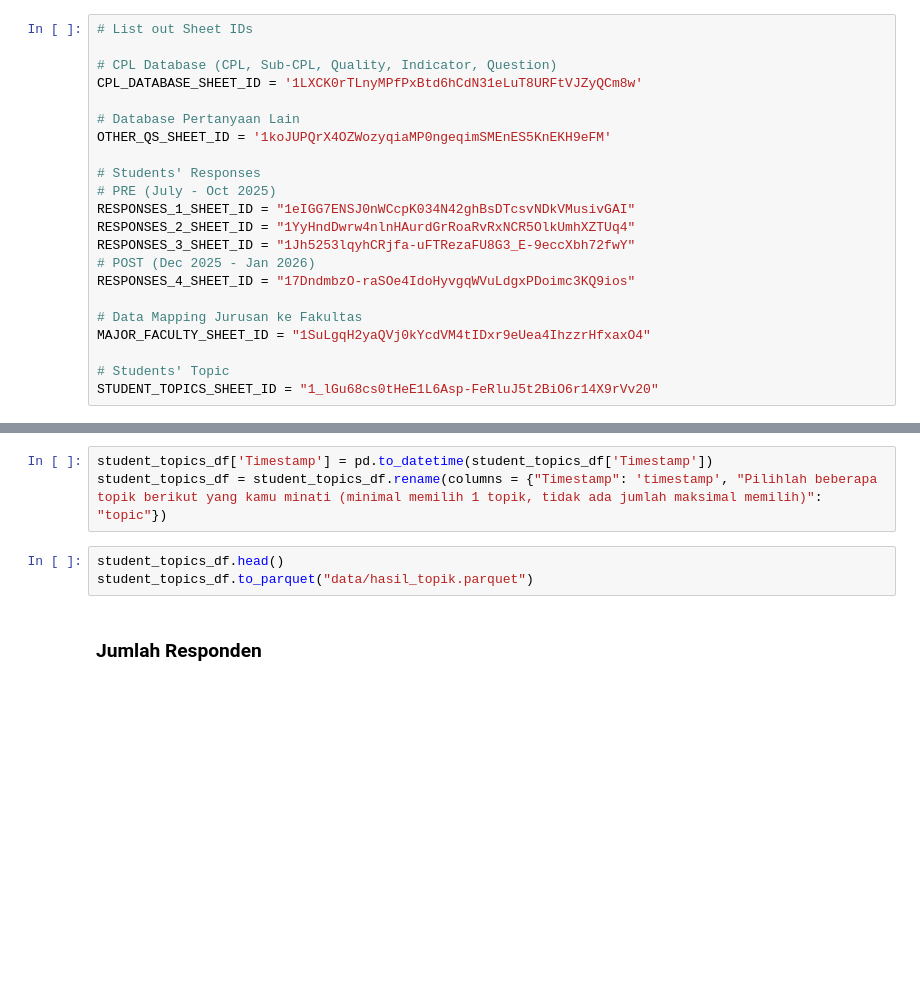
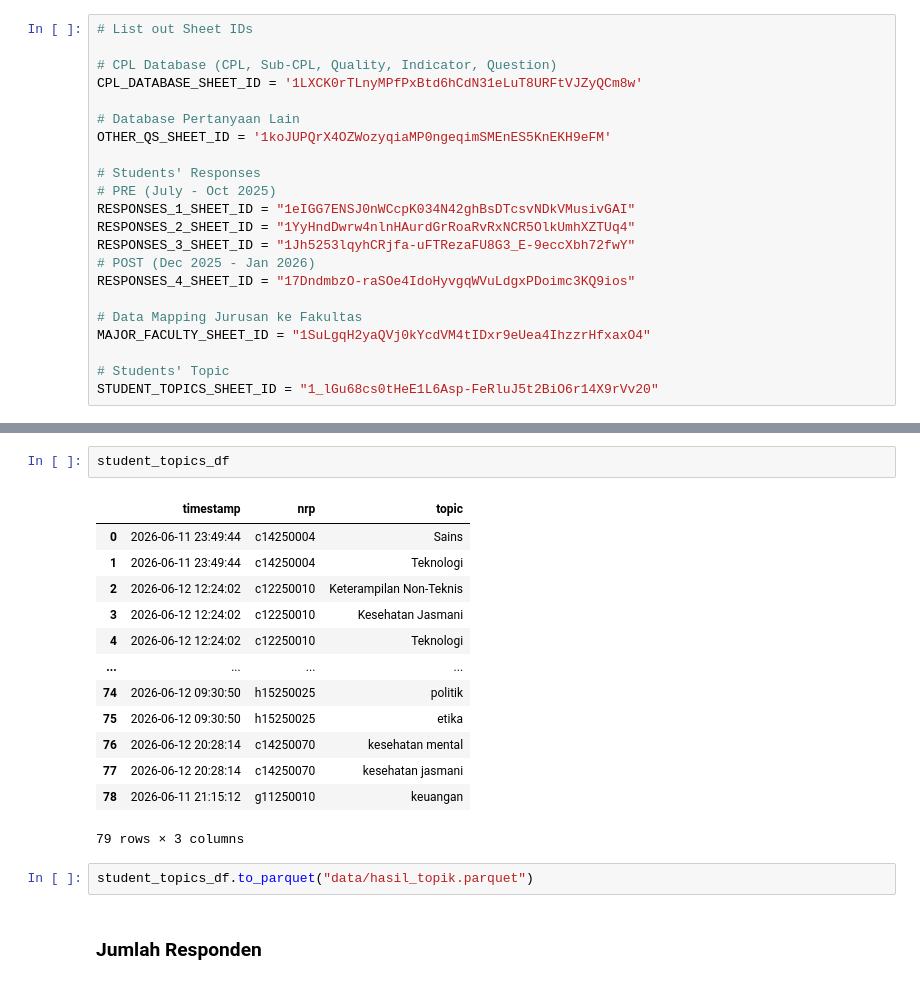
Before and after one commit to pengwen101/student-recommendation-system, a Jupyter notebook: exploratory-data-analysis.ipynb, the cells around one changed output, grey strips where cells are left out. Drawn from its saved outputs; the diff is of its cells as text; blank space fills up the shorter version.

Commit message:
edit student topic input mechanism

```diff
--- a/exploratory-data-analysis.ipynb
+++ b/exploratory-data-analysis.ipynb
@@ -252,8 +343,20 @@ student_topics_df.drop(columns=['Email Address'], inplace=True)
-# %%
-student_topics_df['Timestamp'] = pd.to_datetime(student_topics_df['Timestamp'])
-student_topics_df = student_topics_df.rename(columns = {"Timestamp": 'timestamp', "Pilihlah beberapa topik berikut yang kamu minati (minimal memilih 1 topik, tidak ada jumlah maksimal memilih)": "topic"})
+# %%
+student_topics_df
+# %% [output]
+|  | timestamp | nrp | topic |
+| 0 | 2026-06-11 23:49:44 | c14250004 | Sains |
+| 1 | 2026-06-11 23:49:44 | c14250004 | Teknologi |
+| 2 | 2026-06-12 12:24:02 | c12250010 | Keterampilan Non-Teknis |
+| 3 | 2026-06-12 12:24:02 | c12250010 | Kesehatan Jasmani |
+| 4 | 2026-06-12 12:24:02 | c12250010 | Teknologi |
+| ... | ... | ... | ... |
+| 74 | 2026-06-12 09:30:50 | h15250025 | politik |
+| 75 | 2026-06-12 09:30:50 | h15250025 | etika |
+| 76 | 2026-06-12 20:28:14 | c14250070 | kesehatan mental |
+| 77 | 2026-06-12 20:28:14 | c14250070 | kesehatan jasmani |
+| 78 | 2026-06-11 21:15:12 | g11250010 | keuangan |
+79 rows × 3 columns
 # %%
-student_topics_df.head()
 student_topics_df.to_parquet("data/hasil_topik.parquet")
 # %% [markdown]
 ### Jumlah Responden
```
Also changed, not shown: parts of 7 cells of this notebook, 3 other files.
